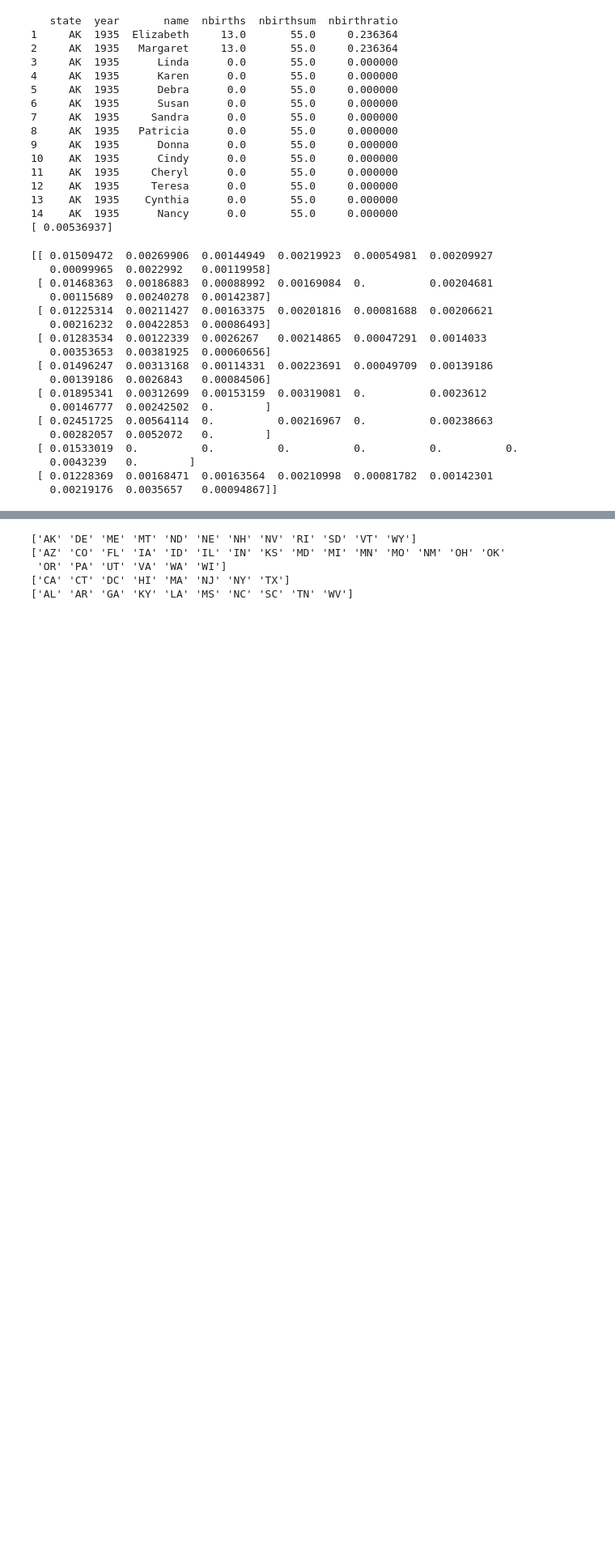
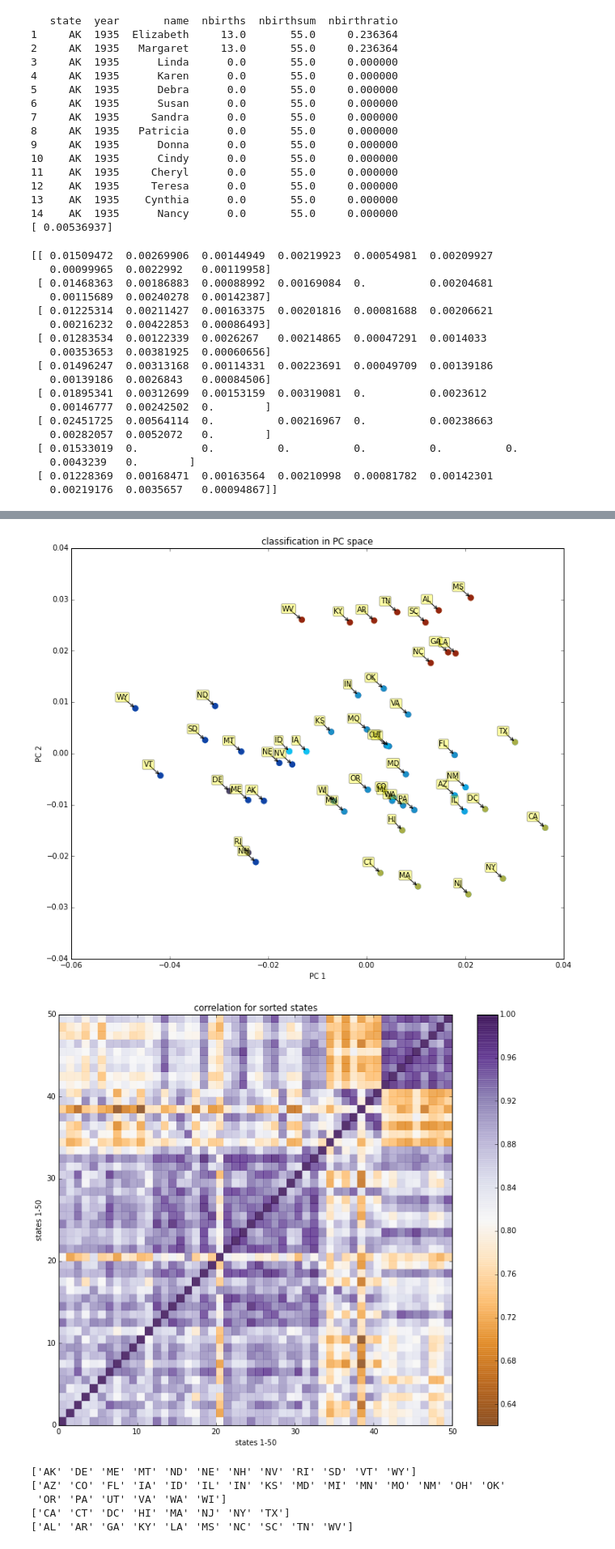
Before and after one commit to sadacca/PYNAMESTATE, a Jupyter notebook: PyNameStateNotebook.ipynb, the cells around one changed output, grey strips where cells are left out. Shown: that part at 81% size. Saved outputs shown, nothing was run; the diff lists cells and outputs as text; code cells hidden in the pictures; blank space fills up the shorter version.

```diff
--- a/PyNameStateNotebook.ipynb
+++ b/PyNameStateNotebook.ipynb
@@ -228,7 +258,7 @@ pca = PCA(n_components=50)
 pca.fit(df_matrix)
 X = pca.transform(df_matrix)
 
-plt.subplot(1,2,1)
+#plt.subplot(1,2,1)
 for linkage in ('ward', 'average', 'complete'):
     model = AgglomerativeClustering(linkage=linkage, n_clusters=4)
     model.fit(X[:,0:3])
@@ -238,34 +268,39 @@ plt.xlabel('PC 1')
 plt.ylabel('PC 2')
 plt.xlim([-0.06, 0.04])
 plt.ylim([-0.04, 0.04])
 plt.title('classification in PC space')
 
 
 for label, x, y in zip(state_index, X[:, 0], X[:, 1]):
     plt.annotate(
         label,
         xy=(x, y), xytext=(-10, 10),
         textcoords='offset points', ha='right', va='bottom',
         bbox=dict(boxstyle='round,pad=0.15', fc='yellow', alpha=0.35),
         arrowprops=dict(arrowstyle = '->', connectionstyle='arc3,rad=0'))
 
 
+plt.show()
 
-plt.subplot(1,2,2)
+
+#plt.subplot(1,2,2)
 
 cluster_order=np.argsort(model.labels_)
 psort_state_corr=np.power(raw_state_corr[:,cluster_order],2)
 sort_state_corr=np.power(raw_state_corr[cluster_order,:],1)
 
 plt.pcolor(np.power(sort_state_corr[:,cluster_order],2), cmap=plt.cm.PuOr, alpha=0.8)
 plt.colorbar()
 
 plt.xlabel('states 1-50')
 plt.ylabel('states 1-50')
 plt.xlim([0, 50]), plt.ylim([0, 50])
 plt.title('correlation for sorted states')
 
 plt.show()
+# %% [output]
+[figure, added]
+[figure, added]
 # %%
 # let's list the groups - rural north,
 print(state_index[model.labels_ == 0])
```
Also changed, not shown: parts of 2 cells of this notebook.
